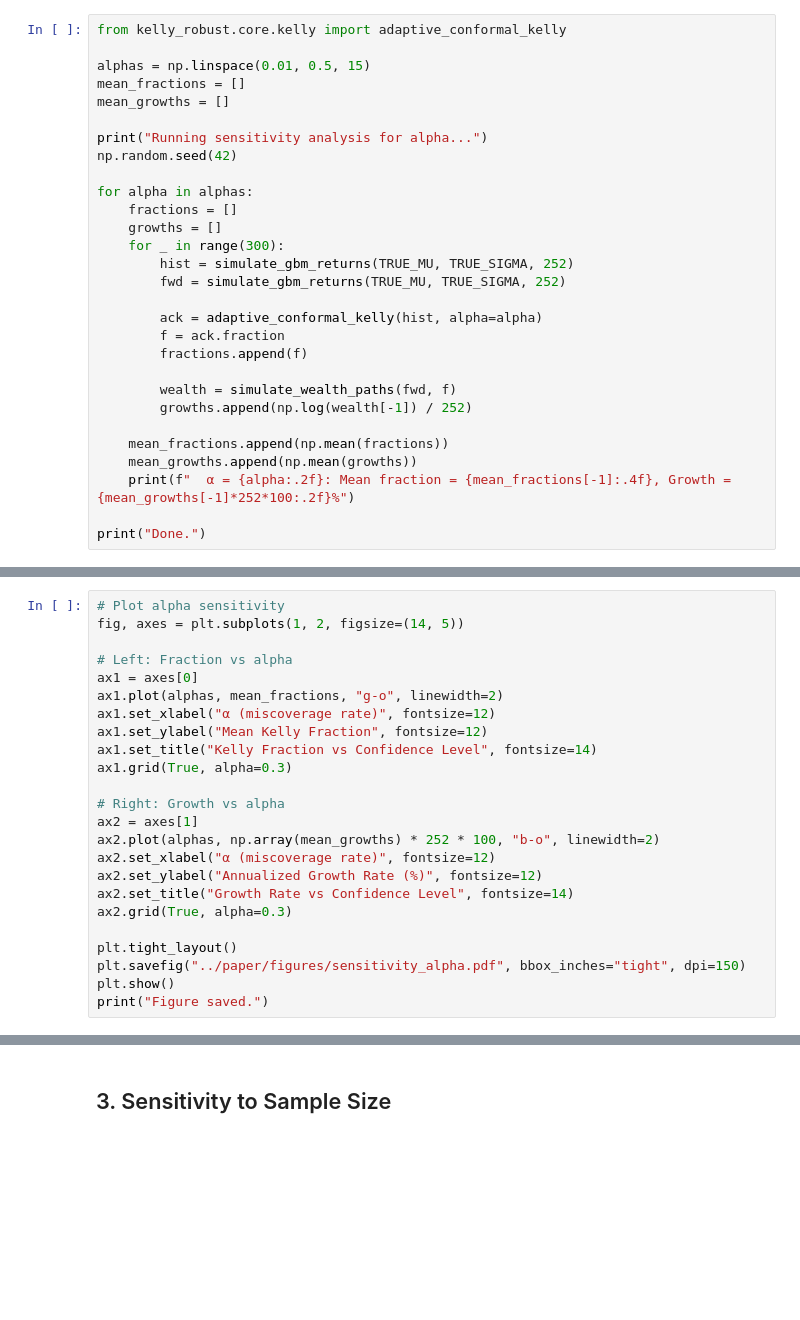
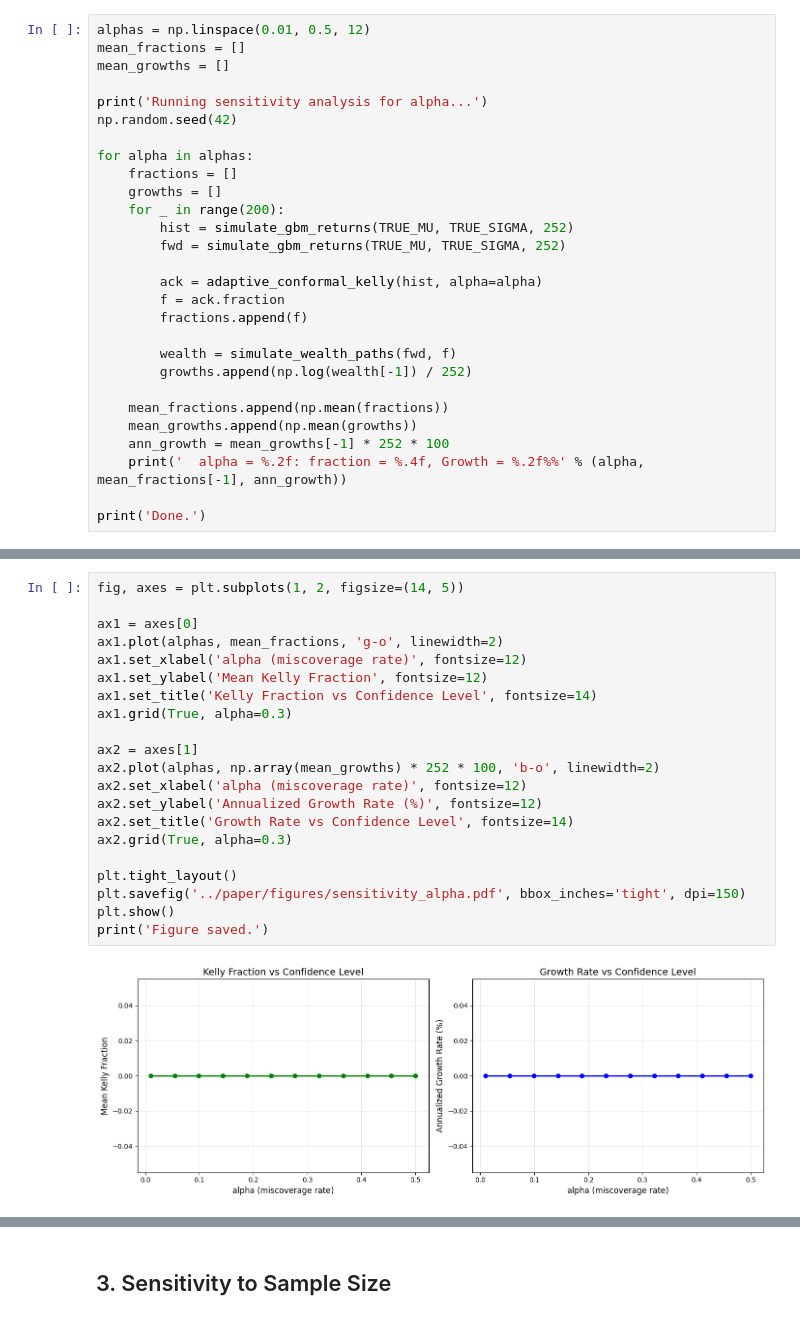
Before and after one commit to biohackingmathematician/kelly-ext, a Jupyter notebook: notebooks/04_sensitivity_analysis.ipynb, the cells around one changed output, grey strips where cells are left out. Cells and saved outputs as stored; diff of their text form; blank space fills up the shorter version.

```diff
--- a/notebooks/04_sensitivity_analysis.ipynb
+++ b/notebooks/04_sensitivity_analysis.ipynb
@@ -82,17 +97,15 @@ print("Figure saved.")
 # %%
-from kelly_robust.core.kelly import adaptive_conformal_kelly
-
-alphas = np.linspace(0.01, 0.5, 15)
+alphas = np.linspace(0.01, 0.5, 12)
 mean_fractions = []
 mean_growths = []
 
-print("Running sensitivity analysis for alpha...")
+print('Running sensitivity analysis for alpha...')
 np.random.seed(42)
 
 for alpha in alphas:
     fractions = []
     growths = []
-    for _ in range(300):
+    for _ in range(200):
         hist = simulate_gbm_returns(TRUE_MU, TRUE_SIGMA, 252)
         fwd = simulate_gbm_returns(TRUE_MU, TRUE_SIGMA, 252)
 
@@ -105,6 +118,7 @@ for alpha in alphas:
 
     mean_fractions.append(np.mean(fractions))
     mean_growths.append(np.mean(growths))
-    print(f"  α = {alpha:.2f}: Mean fraction = {mean_fractions[-1]:.4f}, Growth = {mean_growths[-1]*252*100:.2f}%")
+    ann_growth = mean_growths[-1] * 252 * 100
+    print('  alpha = %.2f: fraction = %.4f, Growth = %.2f%%' % (alpha, mean_fractions[-1], ann_growth))
 
-print("Done.")
+print('Done.')
@@ -111,24 +140,23 @@ print("Done.")
 # %%
-# Plot alpha sensitivity
 fig, axes = plt.subplots(1, 2, figsize=(14, 5))
 
-# Left: Fraction vs alpha
 ax1 = axes[0]
-ax1.plot(alphas, mean_fractions, "g-o", linewidth=2)
-ax1.set_xlabel("α (miscoverage rate)", fontsize=12)
-ax1.set_ylabel("Mean Kelly Fraction", fontsize=12)
-ax1.set_title("Kelly Fraction vs Confidence Level", fontsize=14)
+ax1.plot(alphas, mean_fractions, 'g-o', linewidth=2)
+ax1.set_xlabel('alpha (miscoverage rate)', fontsize=12)
+ax1.set_ylabel('Mean Kelly Fraction', fontsize=12)
+ax1.set_title('Kelly Fraction vs Confidence Level', fontsize=14)
 ax1.grid(True, alpha=0.3)
 
-# Right: Growth vs alpha
 ax2 = axes[1]
-ax2.plot(alphas, np.array(mean_growths) * 252 * 100, "b-o", linewidth=2)
-ax2.set_xlabel("α (miscoverage rate)", fontsize=12)
-ax2.set_ylabel("Annualized Growth Rate (%)", fontsize=12)
-ax2.set_title("Growth Rate vs Confidence Level", fontsize=14)
+ax2.plot(alphas, np.array(mean_growths) * 252 * 100, 'b-o', linewidth=2)
+ax2.set_xlabel('alpha (miscoverage rate)', fontsize=12)
+ax2.set_ylabel('Annualized Growth Rate (%)', fontsize=12)
+ax2.set_title('Growth Rate vs Confidence Level', fontsize=14)
 ax2.grid(True, alpha=0.3)
 
 plt.tight_layout()
-plt.savefig("../paper/figures/sensitivity_alpha.pdf", bbox_inches="tight", dpi=150)
+plt.savefig('../paper/figures/sensitivity_alpha.pdf', bbox_inches='tight', dpi=150)
 plt.show()
-print("Figure saved.")
+print('Figure saved.')
+# %% [output]
+[figure, added]
```
Also changed, not shown: parts of 12 cells of this notebook, 6 other files.
